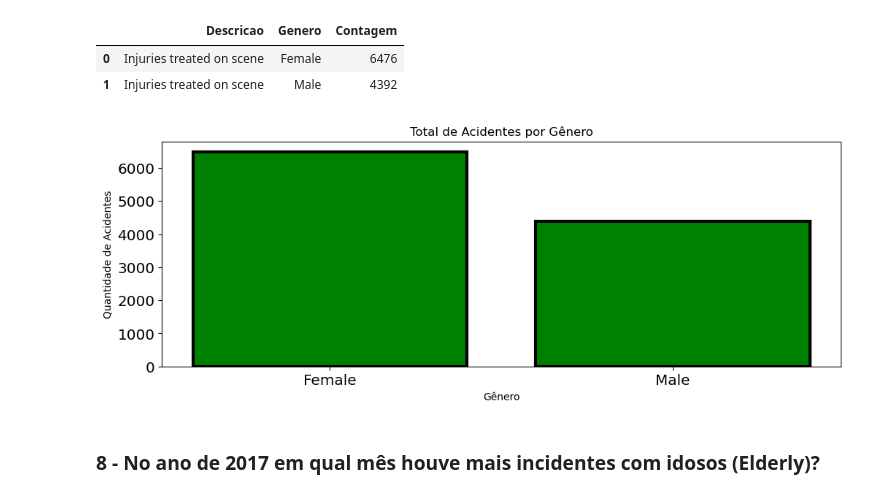
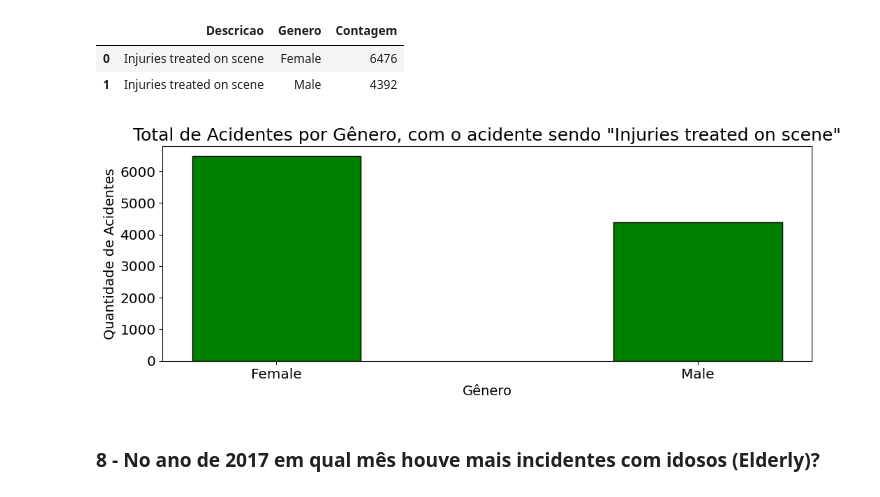
Before and after one commit to CoelhoPedro/Analise-de-Risco-no-Transporte-Publico, a Jupyter notebook: AnaliseRisco.ipynb, the cells around one changed output. Cells and saved outputs as stored; diff of their text form; code cells hidden in the pictures.

```diff
--- a/AnaliseRisco.ipynb
+++ b/AnaliseRisco.ipynb
@@ -412,13 +346,13 @@ df7
 | 0 | Injuries treated on scene | Female | 6476 |
 | 1 | Injuries treated on scene | Male | 4392 |
 # %%
-plt.bar(df7['Genero'], df7['Contagem'], color = 'green', edgecolor = 'black', linewidth = 3)
-plt.title('Total de Acidentes por Gênero')
-plt.xlabel('Gênero')
-plt.ylabel('Quantidade de Acidentes')
+plt.bar(df7['Genero'], df7['Contagem'], color = 'green', edgecolor = 'black', width = 0.4)
+plt.title('Total de Acidentes por Gênero, com o acidente sendo "Injuries treated on scene"', fontsize = 18)
+plt.xlabel('Gênero', fontsize = 14)
+plt.ylabel('Quantidade de Acidentes', fontsize = 14)
 plt.show()
 # %% [output]
-[figure, old version]
+[figure, new version]
 # %% [markdown]
 ### 8 - No ano de 2017 em qual mês houve mais incidentes com idosos (Elderly)?
 # %%
```
Also changed, not shown: parts of 19 cells of this notebook, 1 other file.
